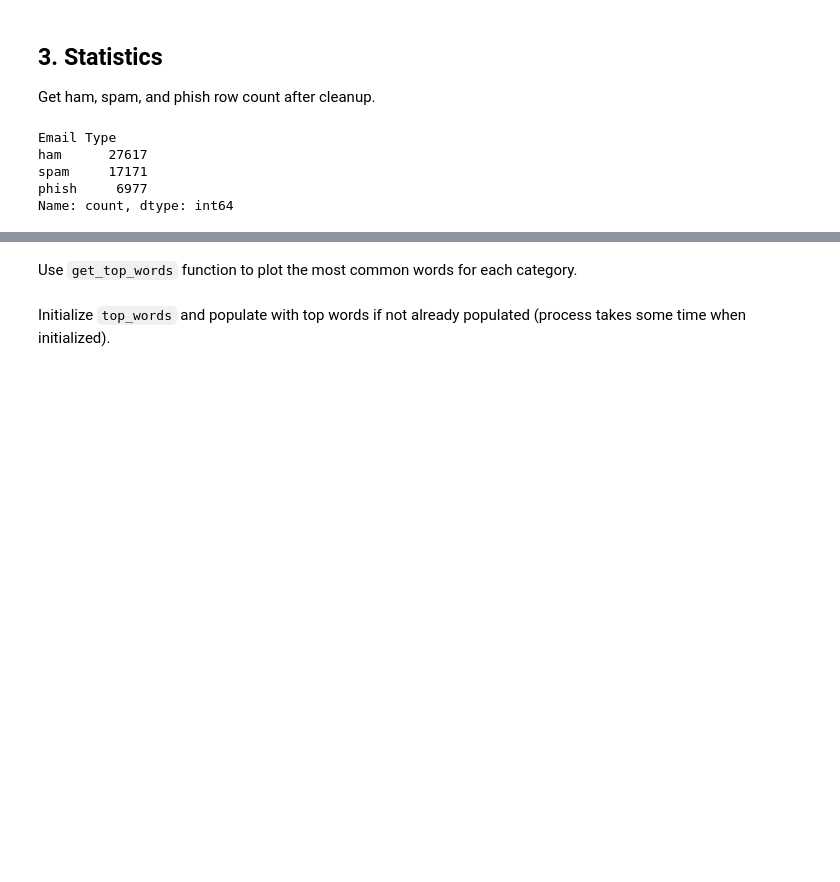
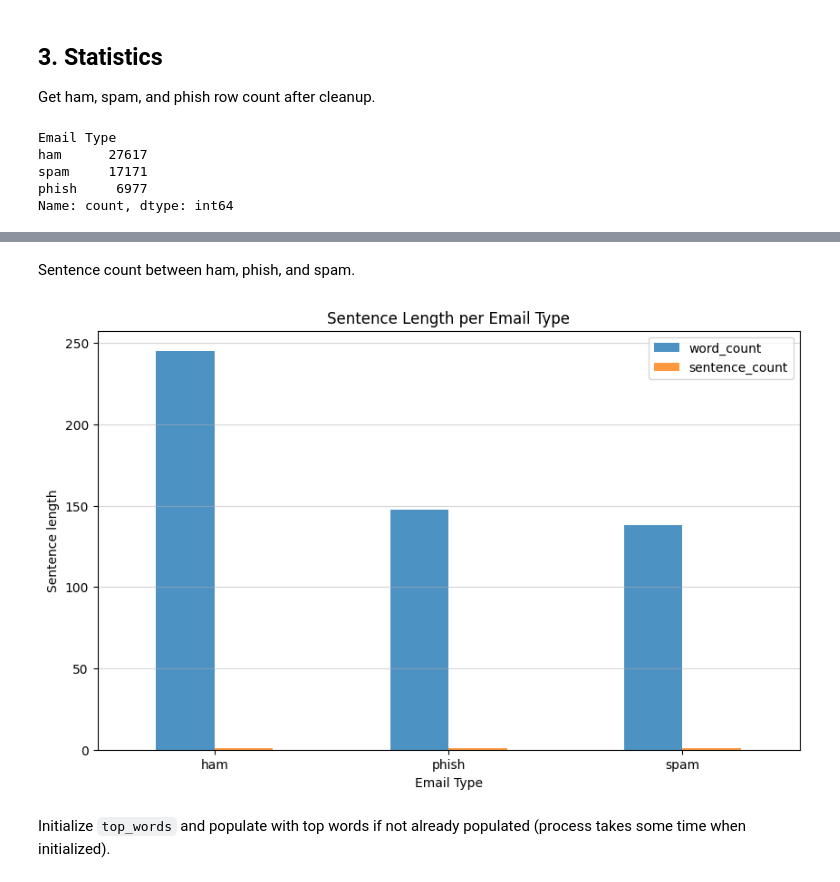
Before and after one commit to Prokope45/PsyberWatch, a Jupyter notebook: 3. Exploratory Analysis.ipynb, the cells around one changed output, grey strips where cells are left out. Drawn from its saved outputs; the diff is of its cells as text; code cells hidden in the pictures; blank space fills up the shorter version.

```diff
--- a/3. Exploratory Analysis.ipynb
+++ b/3. Exploratory Analysis.ipynb
@@ -94,3 +167,18 @@ True
+# %% [markdown]
+Sentence count between ham, phish, and spam.
+# %%
+feature_cols = ["word_count", "sentence_count"]
+grouped = balanced_df.groupby("Email Type")[feature_cols].mean()
+
+grouped.plot(kind="bar", figsize=(10,6), alpha=0.8)
+plt.title("Sentence Length per Email Type")
+plt.xlabel("Email Type")
+plt.ylabel("Sentence length")
+plt.xticks(rotation=0)
+plt.grid(axis="y", alpha=0.5)
+plt.show()
+# %% [output]
+[figure, added]
 # %%
 stop_words = set(stopwords.words("english"))
 
@@ -100,8 +188,6 @@ def get_top_words_clean(texts, n=20):
     for txt in texts:
         all_words.extend(txt.split())
     return Counter(all_words).most_common(n)
-# %% [markdown]
-Use `get_top_words` function to plot the most common words for each category.
 # %% [markdown]
 Initialize `top_words` and populate with top words if not already populated (process takes some time when initialized).
 # %%
```
Also changed, not shown: parts of 24 cells of this notebook, 7 other files.
